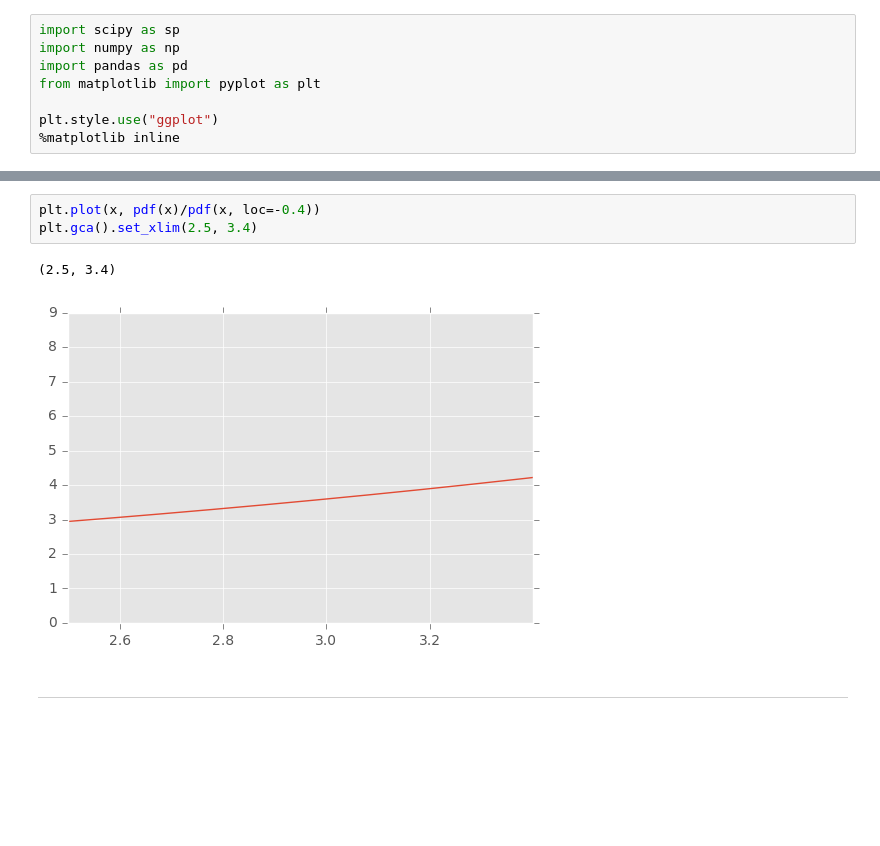
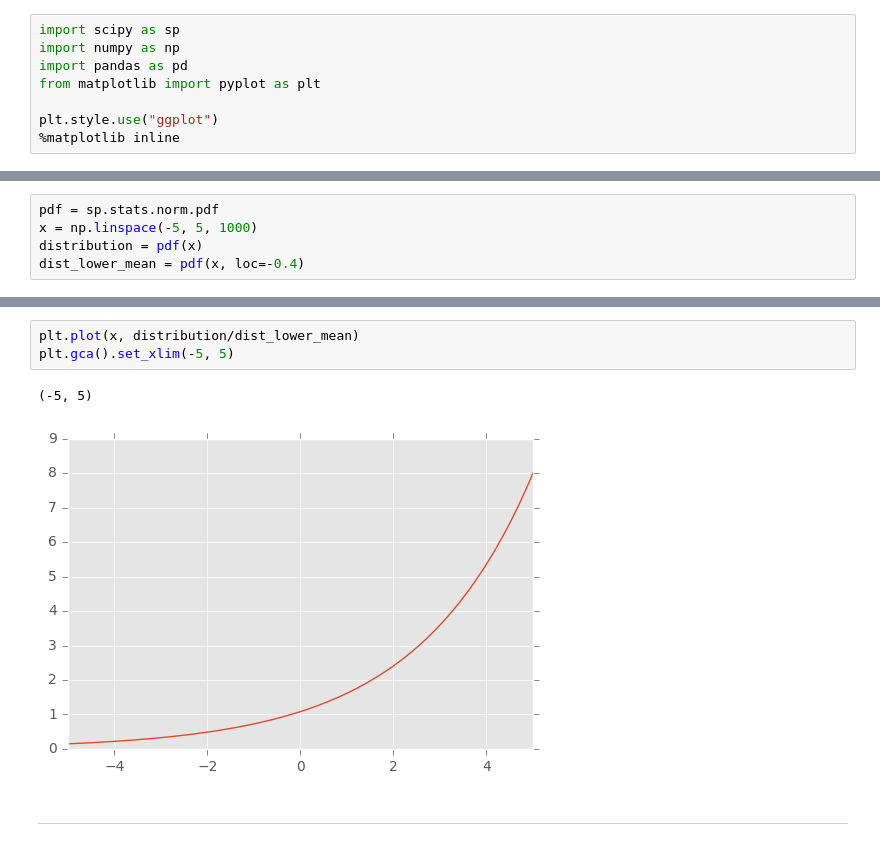
Before and after one commit to Asav7/DS_Sandbox, a Jupyter notebook: Tails analysis of two normal distributions with different means.ipynb, the cells around one changed output, grey strips where cells are left out. Drawn from its saved outputs; the diff is of its cells as text; blank space fills up the shorter version.

```diff
--- a/Tails analysis of two normal distributions with different means.ipynb
+++ b/Tails analysis of two normal distributions with different means.ipynb
@@ -23,0 +11,5 @@ plt.gca().set_xlim(-3, 3)
+# %%
+pdf = sp.stats.norm.pdf
+x = np.linspace(-5, 5, 1000)
+distribution = pdf(x)
+dist_lower_mean = pdf(x, loc=-0.4)
@@ -48,9 +34,9 @@ plt.plot(x, pdf(x)/pdf(x, loc=-0.4))
 # %%
-plt.plot(x, pdf(x)/pdf(x, loc=-0.4))
-plt.gca().set_xlim(2.5, 3.4)
+plt.plot(x, distribution/dist_lower_mean)
+plt.gca().set_xlim(-5, 5)
 # %% [output]
-(2.5, 3.4)
+(-5, 5)
-[figure, old version]
+[figure, new version]
 # %% [markdown]
 ---
 # %%
```
Also changed, not shown: parts of 14 cells of this notebook.
